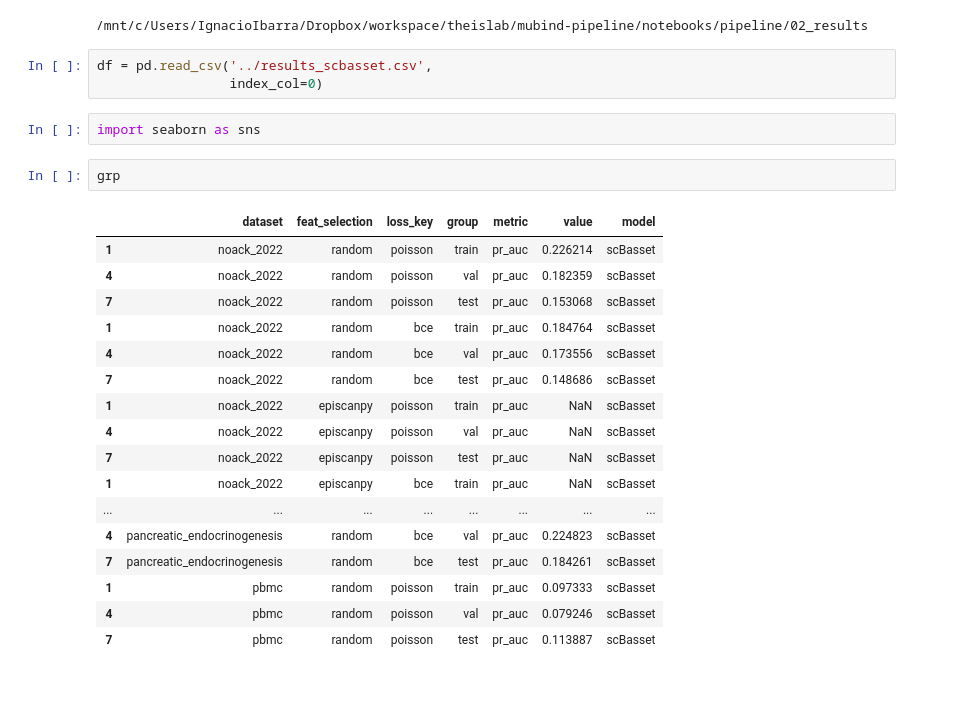
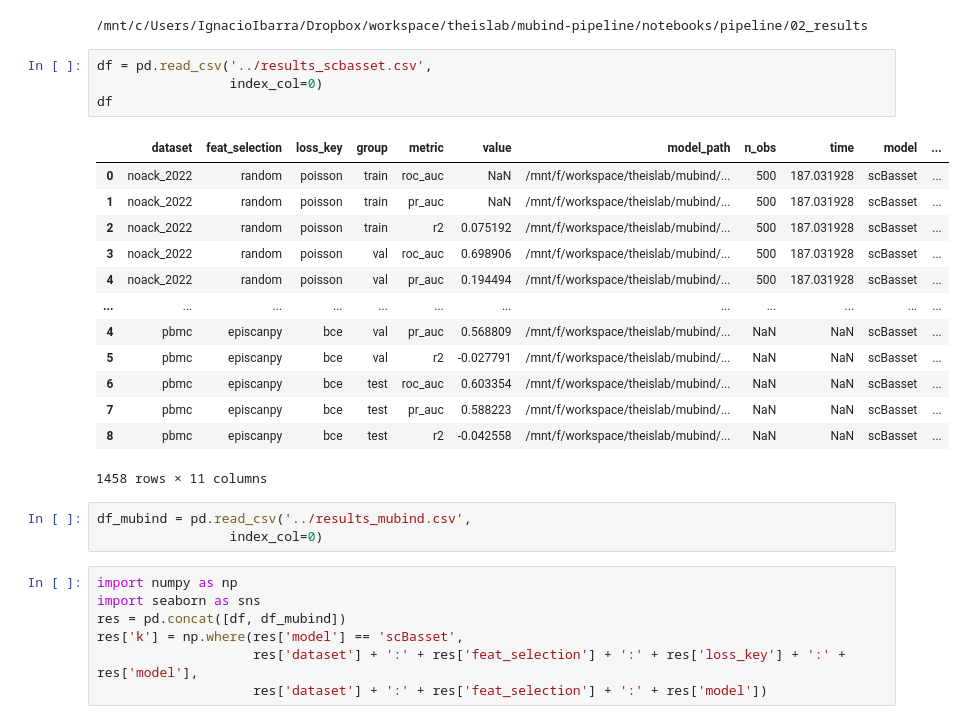
Before and after one commit to theislab/mubind-benchmark, a Jupyter notebook: notebooks/pipeline/02_results/00_1_scbasset_vs_mubind.ipynb, the cells around one changed output. Cells and saved outputs as stored; diff of their text form; blank space fills up the shorter version.

```diff
--- a/notebooks/pipeline/02_results/00_1_scbasset_vs_mubind.ipynb
+++ b/notebooks/pipeline/02_results/00_1_scbasset_vs_mubind.ipynb
@@ -7,25 +7,28 @@ cd ~/workspace/theislab/mubind-pipeline/notebooks/pipeline/02_results
 # %%
 df = pd.read_csv('../results_scbasset.csv',
                  index_col=0)
+df
+# %% [output]
+|  | dataset | feat_selection | loss_key | group | metric | value | model_path | n_obs | time | model | ... |
+| 0 | noack_2022 | random | poisson | train | roc_auc | NaN | /mnt/f/workspace/theislab/mubind/... | 500 | 187.031928 | scBasset | ... |
+| 1 | noack_2022 | random | poisson | train | pr_auc | NaN | /mnt/f/workspace/theislab/mubind/... | 500 | 187.031928 | scBasset | ... |
+| 2 | noack_2022 | random | poisson | train | r2 | 0.075192 | /mnt/f/workspace/theislab/mubind/... | 500 | 187.031928 | scBasset | ... |
+| 3 | noack_2022 | random | poisson | val | roc_auc | 0.698906 | /mnt/f/workspace/theislab/mubind/... | 500 | 187.031928 | scBasset | ... |
+| 4 | noack_2022 | random | poisson | val | pr_auc | 0.194494 | /mnt/f/workspace/theislab/mubind/... | 500 | 187.031928 | scBasset | ... |
+| ... | ... | ... | ... | ... | ... | ... | ... | ... | ... | ... | ... |
+| 4 | pbmc | episcanpy | bce | val | pr_auc | 0.568809 | /mnt/f/workspace/theislab/mubind/... | NaN | NaN | scBasset | ... |
+| 5 | pbmc | episcanpy | bce | val | r2 | -0.027791 | /mnt/f/workspace/theislab/mubind/... | NaN | NaN | scBasset | ... |
+| 6 | pbmc | episcanpy | bce | test | roc_auc | 0.603354 | /mnt/f/workspace/theislab/mubind/... | NaN | NaN | scBasset | ... |
+| 7 | pbmc | episcanpy | bce | test | pr_auc | 0.588223 | /mnt/f/workspace/theislab/mubind/... | NaN | NaN | scBasset | ... |
+| 8 | pbmc | episcanpy | bce | test | r2 | -0.042558 | /mnt/f/workspace/theislab/mubind/... | NaN | NaN | scBasset | ... |
+1458 rows × 11 columns
-# %%
-import seaborn as sns
-# %%
-grp
-# %% [output]
-|  | dataset | feat_selection | loss_key | group | metric | value | model |
-| 1 | noack_2022 | random | poisson | train | pr_auc | 0.226214 | scBasset |
-| 4 | noack_2022 | random | poisson | val | pr_auc | 0.182359 | scBasset |
-| 7 | noack_2022 | random | poisson | test | pr_auc | 0.153068 | scBasset |
-| 1 | noack_2022 | random | bce | train | pr_auc | 0.184764 | scBasset |
-| 4 | noack_2022 | random | bce | val | pr_auc | 0.173556 | scBasset |
-| 7 | noack_2022 | random | bce | test | pr_auc | 0.148686 | scBasset |
-| 1 | noack_2022 | episcanpy | poisson | train | pr_auc | NaN | scBasset |
-| 4 | noack_2022 | episcanpy | poisson | val | pr_auc | NaN | scBasset |
-| 7 | noack_2022 | episcanpy | poisson | test | pr_auc | NaN | scBasset |
-| 1 | noack_2022 | episcanpy | bce | train | pr_auc | NaN | scBasset |
-| ... | ... | ... | ... | ... | ... | ... | ... |
-| 4 | pancreatic_endocrinogenesis | random | bce | val | pr_auc | 0.224823 | scBasset |
-| 7 | pancreatic_endocrinogenesis | random | bce | test | pr_auc | 0.184261 | scBasset |
-| 1 | pbmc | random | poisson | train | pr_auc | 0.097333 | scBasset |
-| 4 | pbmc | random | poisson | val | pr_auc | 0.079246 | scBasset |
-| 7 | pbmc | random | poisson | test | pr_auc | 0.113887 | scBasset |
+# %%
+df_mubind = pd.read_csv('../results_mubind.csv',
+                 index_col=0)
+# %%
+import numpy as np
+import seaborn as sns
+res = pd.concat([df, df_mubind])
+res['k'] = np.where(res['model'] == 'scBasset',
+                    res['dataset'] + ':' + res['feat_selection'] + ':' + res['loss_key'] + ':' + res['model'],
+                    res['dataset'] + ':' + res['feat_selection'] + ':' + res['model'])
```
Also changed, not shown: parts of 17 cells of this notebook, 4 other files.
